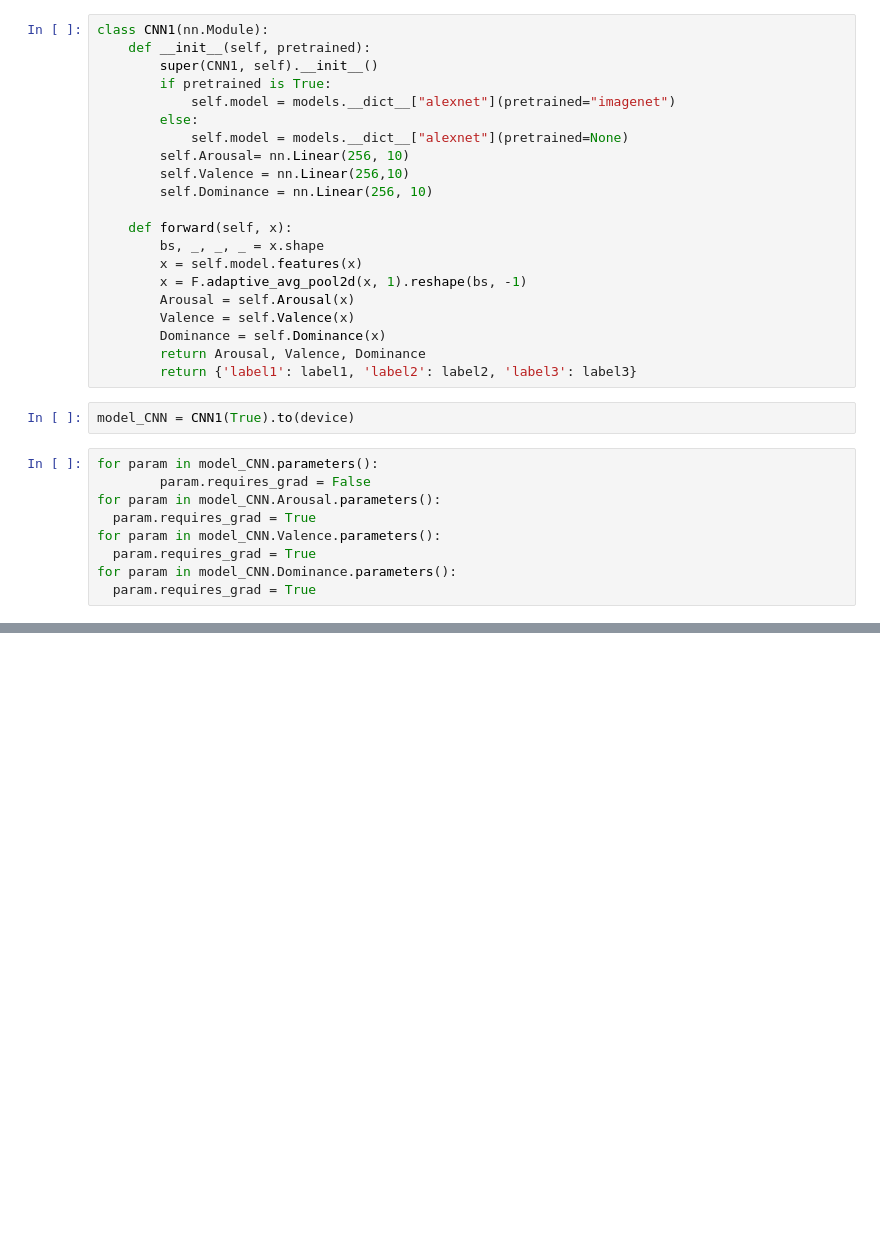
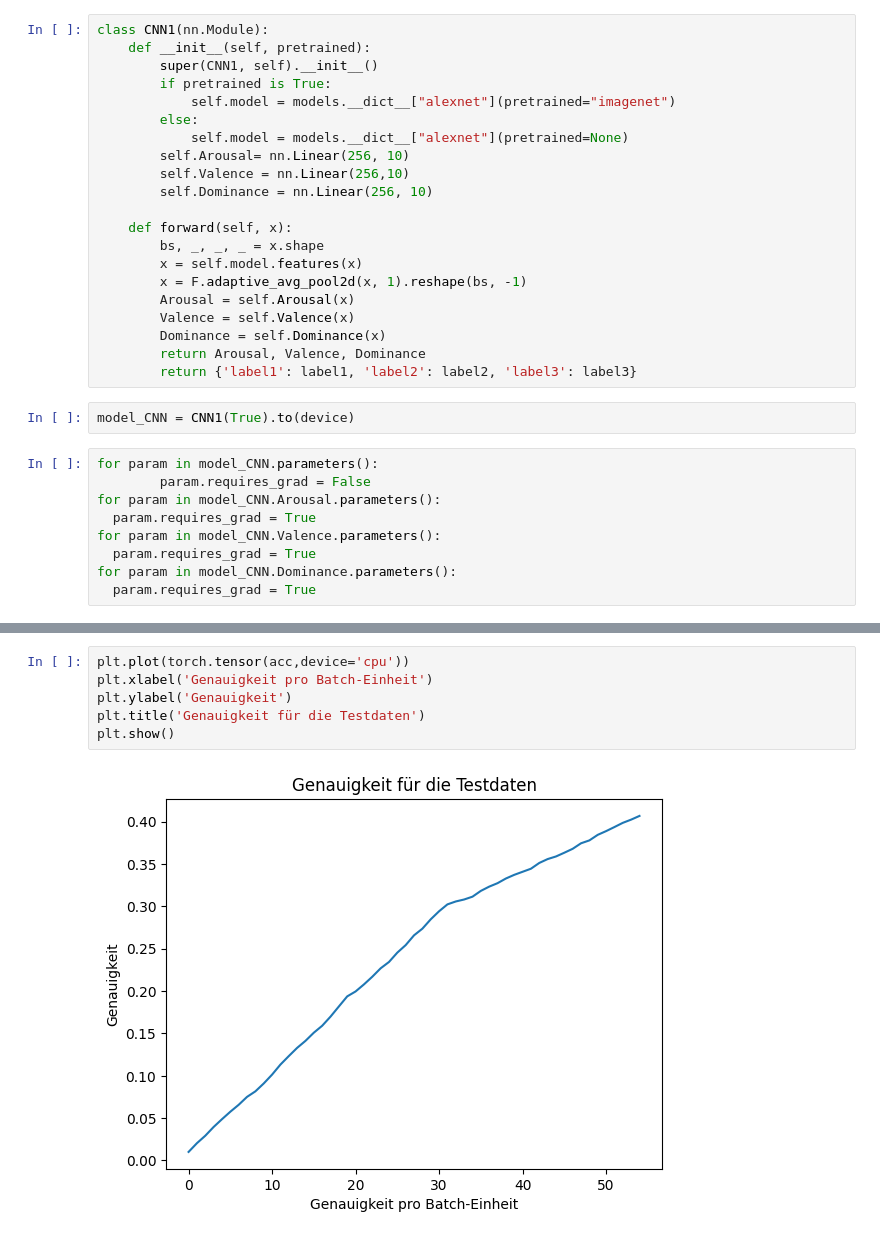
Before and after one commit to JNPauli/Emotional_Machines, a Jupyter notebook: Classification_Pipeline.ipynb, the cells around one changed output, grey strips where cells are left out. Drawn from its saved outputs; the diff is of its cells as text; blank space fills up the shorter version.

```diff
--- a/Classification_Pipeline.ipynb
+++ b/Classification_Pipeline.ipynb
@@ -640,0 +628,8 @@ n
+# %%
+plt.plot(torch.tensor(acc,device='cpu'))
+plt.xlabel('Genauigkeit pro Batch-Einheit')
+plt.ylabel('Genauigkeit')
+plt.title('Genauigkeit für die Testdaten')
+plt.show()
+# %% [output]
+[figure, added]
```
Also changed, not shown: parts of 20 cells of this notebook.
